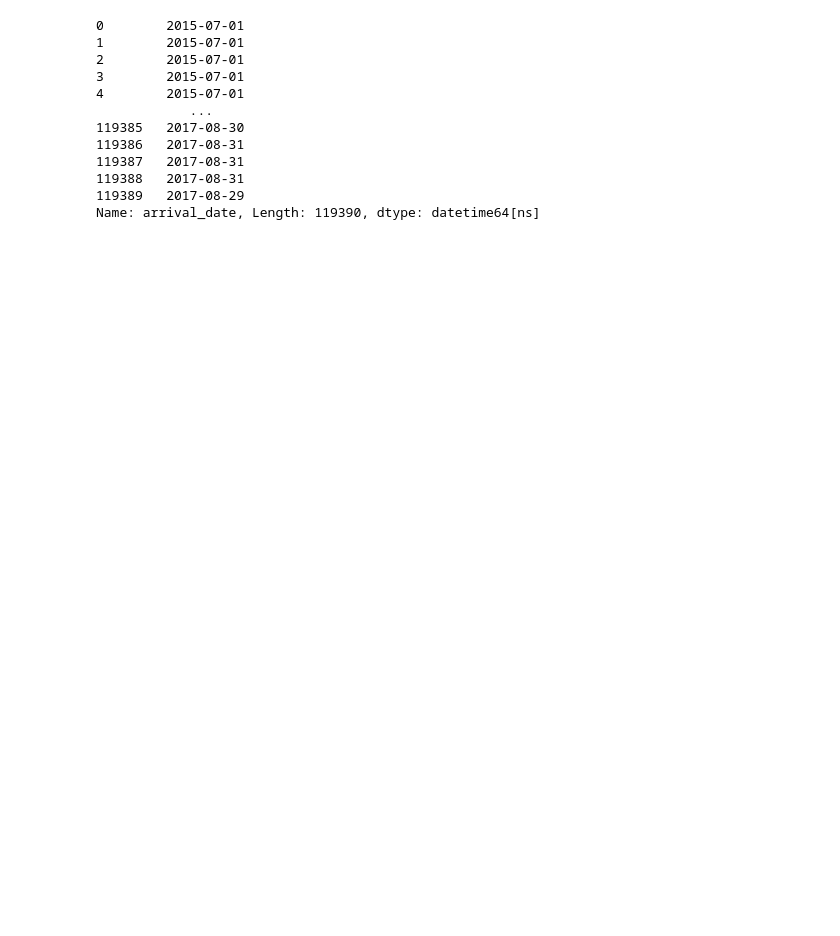
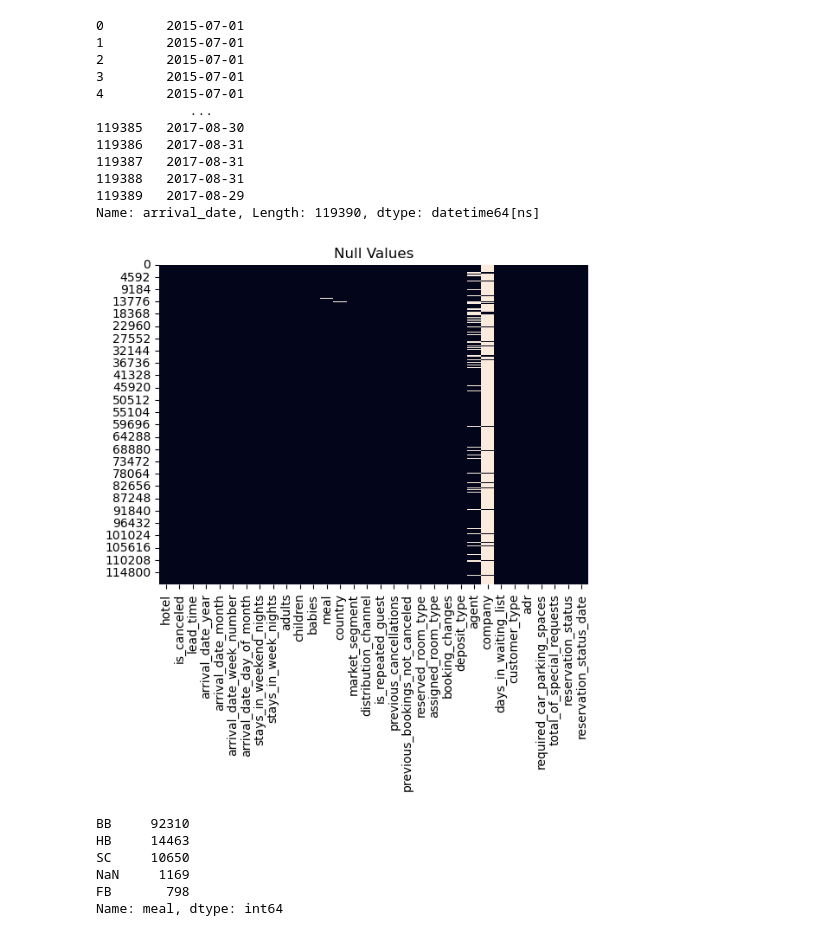
Before and after one commit to BrinaRochelKaplan/Mid-Year-Cumulative-Project, a Jupyter notebook: mid_year_cumulative_project/hotel_bookings.ipynb, the cells around one changed output. Cells and saved outputs as stored; diff of their text form; code cells hidden in the pictures; blank space fills up the shorter version.

```diff
--- a/mid_year_cumulative_project/hotel_bookings.ipynb
+++ b/mid_year_cumulative_project/hotel_bookings.ipynb
@@ -4,6 +6,6 @@ import datetime
 # %%
 #reading in the file
-df = pd.read_csv('hotel_bookings.csv', na_values=[' ', '-', '[Uu]ndefined', '[Nn]one'])
+df = pd.read_csv('hotel_bookings.csv', na_values=[' ', '-', 'Undefined', 'None'])
 df
 # %% [output]
 |  | hotel | is_canceled | lead_time | arrival_date_year | arrival_date_month | arrival_date_week_number | ... |
@@ -41,7 +43,11 @@ df = df.drop(columns=cols)
 # df.loc[:,'agent':'direct_booking']
 # lambda row:
 # cols = df['agent', 'company']
-df['direct_booking'] = df.apply(lambda row:True if row['agent']== 'NaN' and row['company'] =='NaN' else False)
+df['direct_booking'] = df.apply(lambda row:False if row['agent'] > 0 else(False if  row['company'] > 0 else True),axis=1)
+
+# def new_col_from_yes_no_in_other_cols(df, new_col, col1, col2):
+#     df[new_col] = df.apply(lambda row: 'No' if row.col1 > 0
+#     else ('No' if row.col2 > 0 else 'Yes'),axis=1)
 # for each in df.head().iterrows():
 #     print(each)
 #     if each['agent'].isna() and each['company'].isna:
@@ -78,3 +75,18 @@ df.arrival_date
 119388   2017-08-31
 119389   2017-08-29
 Name: arrival_date, Length: 119390, dtype: datetime64[ns]
+# %%
+sns.heatmap(df.isnull(), cbar=False)
+plt.title('Null Values')
+plt.show()
+# %% [output]
+[figure, added]
+# %%
+df.meal.value_counts(dropna=False)
+# %% [output]
+BB     92310
+HB     14463
+SC     10650
+NaN     1169
+FB       798
+Name: meal, dtype: int64
```
Also changed, not shown: parts of 9 cells of this notebook, 4 other files.
